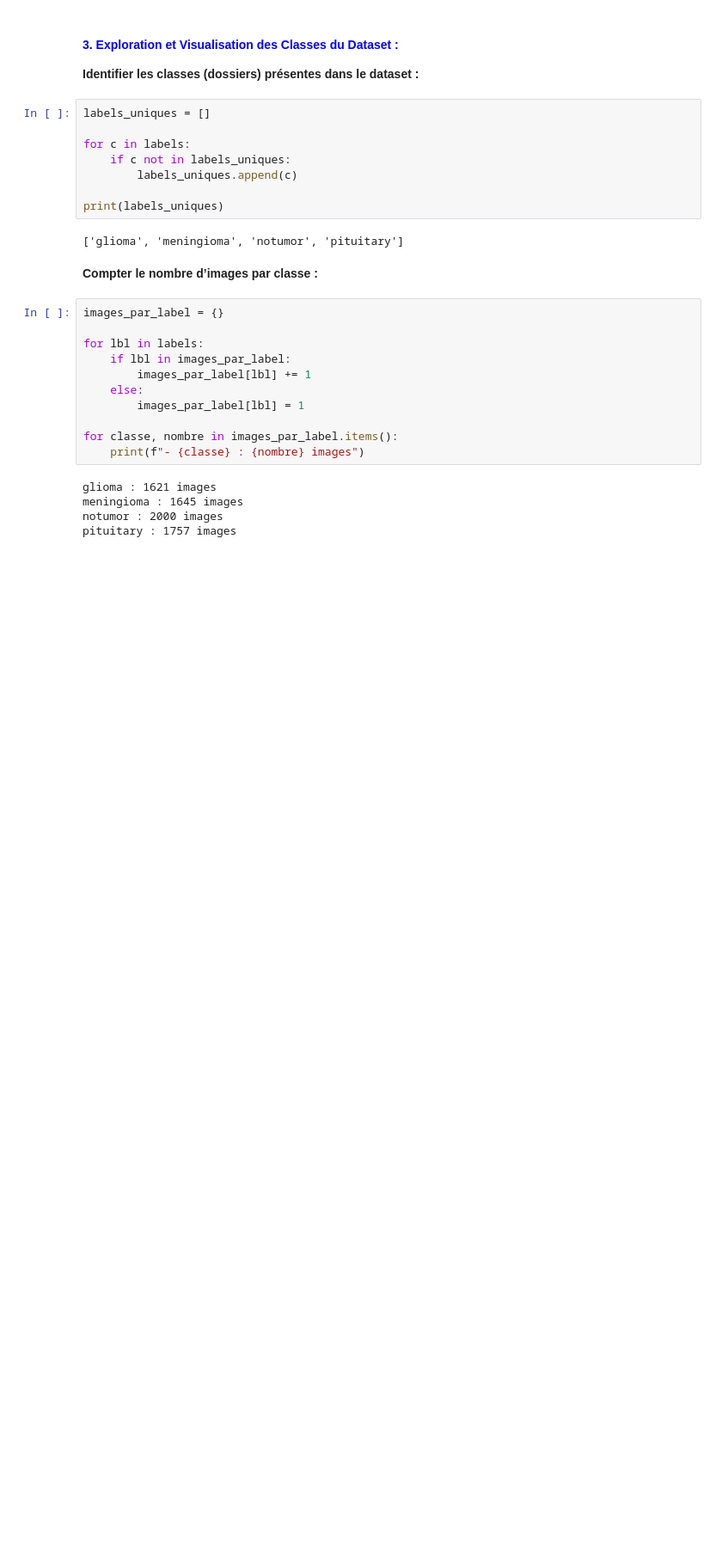
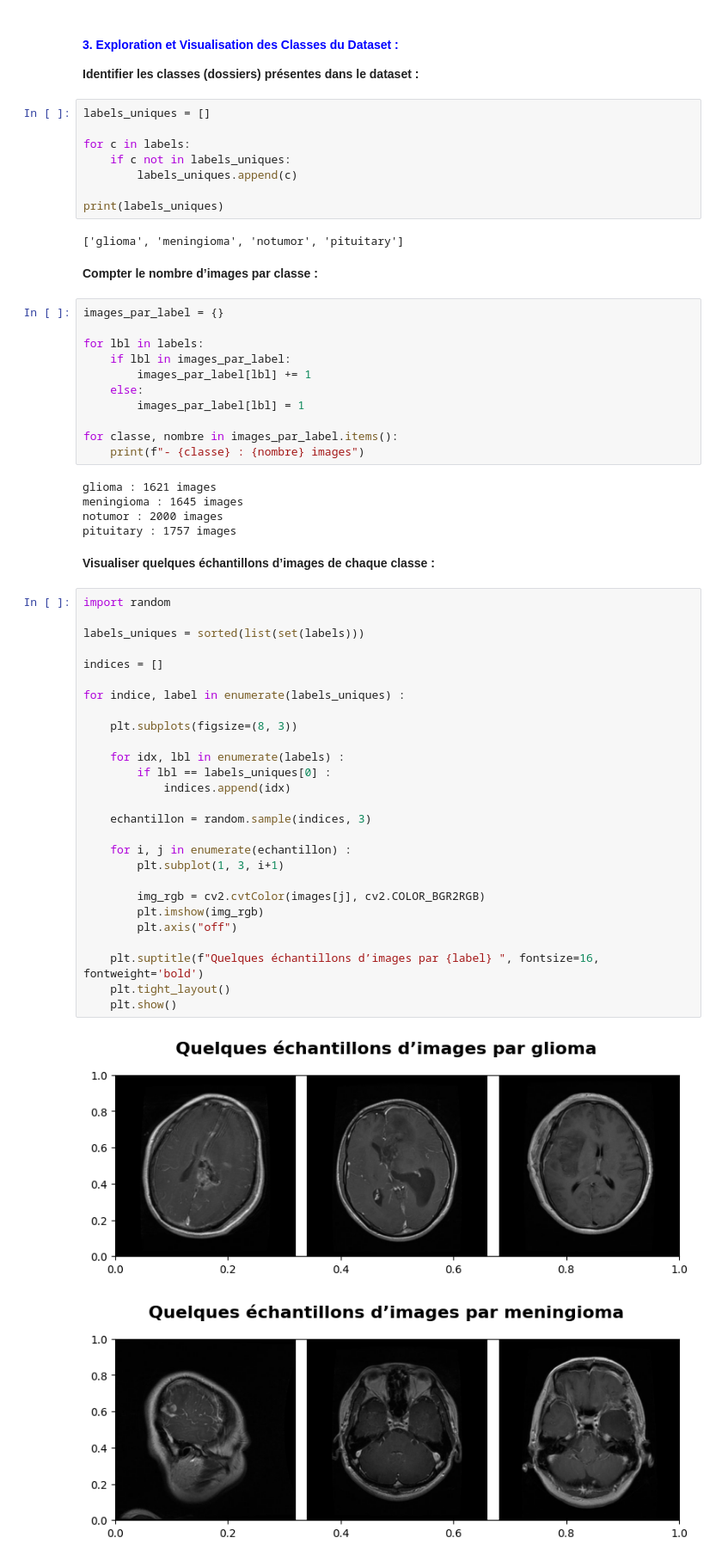
Before and after one commit to ABDELHAFIDAIT/BrainScan, a Jupyter notebook: src/1-preparing.ipynb, the cells around one changed output. Shown at 86% size. Saved outputs shown, nothing was run; the diff lists cells and outputs as text; blank space fills up the shorter version.

Commit message:
BRAIN-22 Visualiser quelques échantillons d’images de chaque classe.

```diff
--- a/src/1-preparing.ipynb
+++ b/src/1-preparing.ipynb
@@ -130,3 +130,35 @@ glioma : 1621 images
 meningioma : 1645 images
 notumor : 2000 images
 pituitary : 1757 images
+# %% [markdown]
+**Visualiser quelques échantillons d’images de chaque classe :**
+# %%
+import random
+
+labels_uniques = sorted(list(set(labels)))
+
+indices = []
+
+for indice, label in enumerate(labels_uniques) :
+
+    plt.subplots(figsize=(8, 3))
+
+    for idx, lbl in enumerate(labels) :
+        if lbl == labels_uniques[0] :
+            indices.append(idx)
+
+    echantillon = random.sample(indices, 3)
+
+    for i, j in enumerate(echantillon) :
+        plt.subplot(1, 3, i+1)
+
+        img_rgb = cv2.cvtColor(images[j], cv2.COLOR_BGR2RGB)
+        plt.imshow(img_rgb)
+        plt.axis("off")
+
+    plt.suptitle(f"Quelques échantillons d’images par {label} ", fontsize=16, fontweight='bold')
+    plt.tight_layout()
+    plt.show()
+# %% [output]
+[figure, added]
+[figure, added]
```
Also changed, not shown: parts of 1 cell of this notebook.
